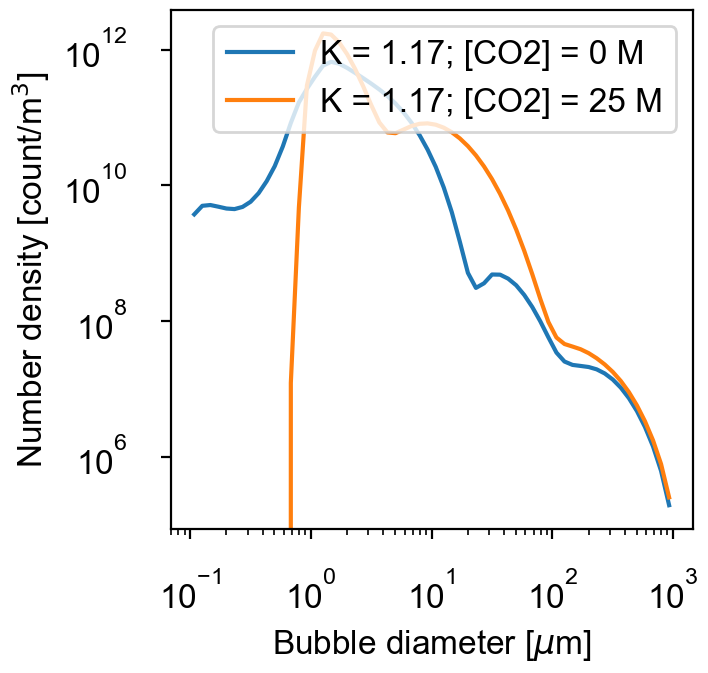
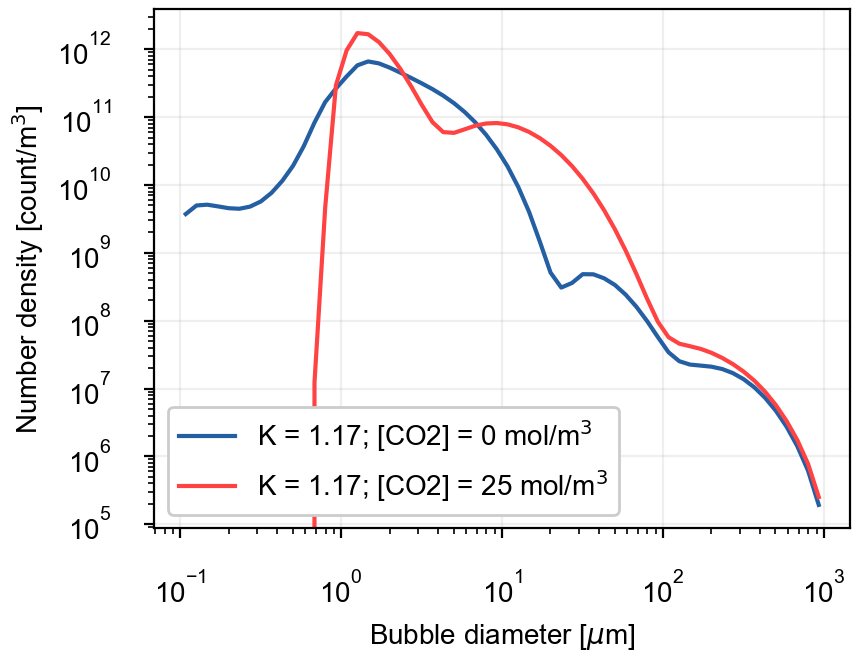
The change to this notebook cell's code, shown as a diff; its figure went from the first image to the second:
--- before
+++ after
@@ -27,17 +27,24 @@
 ## plt.close('all')
 
-fig, ax = plt.subplots()
+fig, ax = plt.subplots(figsize=(3.37*1.333,3.37))
 # Calculate the number density
-ax.plot(diam_bin_mid, num_densitys_run1*df_run1_n_mean, label='K = 1.17; [CO2] = 0 M')
-ax.plot(diam_bin_mid, num_densitys_run4*df_run4_n_mean, label='K = 1.17; [CO2] = 25 M')
+ax.plot(diam_bin_mid, num_densitys_run1*df_run1_n_mean, label=r'K = 1.17; [CO2] = 0 mol/m$^3$', c= plt_col1)
+ax.plot(diam_bin_mid, num_densitys_run4*df_run4_n_mean, label=r'K = 1.17; [CO2] = 25 mol/m$^3$', c= plt_col4)
 ax.set_xlabel(r'Bubble diameter [$\mu$m]')
 # ax.plot(diam_bin_mid*0.001/nz_d, num_densitys_run1*df_run1_n_mean, label='K = 1.17; [CO2] = 0 M')
 # ax.plot(diam_bin_mid*0.001/nz_d, num_densitys_run4*df_run4_n_mean, label='K = 1.17; [CO2] = 25 M')
 # ax.set_xlabel('Bubble diameter / D$_{nozzle}$ [-]')
-ax.legend(loc='upper right')
+ax.legend(loc='lower left',fontsize=10,framealpha=1)
+
+plt.grid(alpha=.2)
+
+
 ax.set_ylabel(r'Number density [count/m$^3$]')
 ax.set_xscale('log')
 #ax.set_xlim(0, 0.01)
 ax.set_yscale('log')
+
+plt.savefig('/Users/dduke/Desktop/num_dens_logplot.pdf');
+
 plt.show()
 # plt.close('all')

Commit: mae3405 asst1